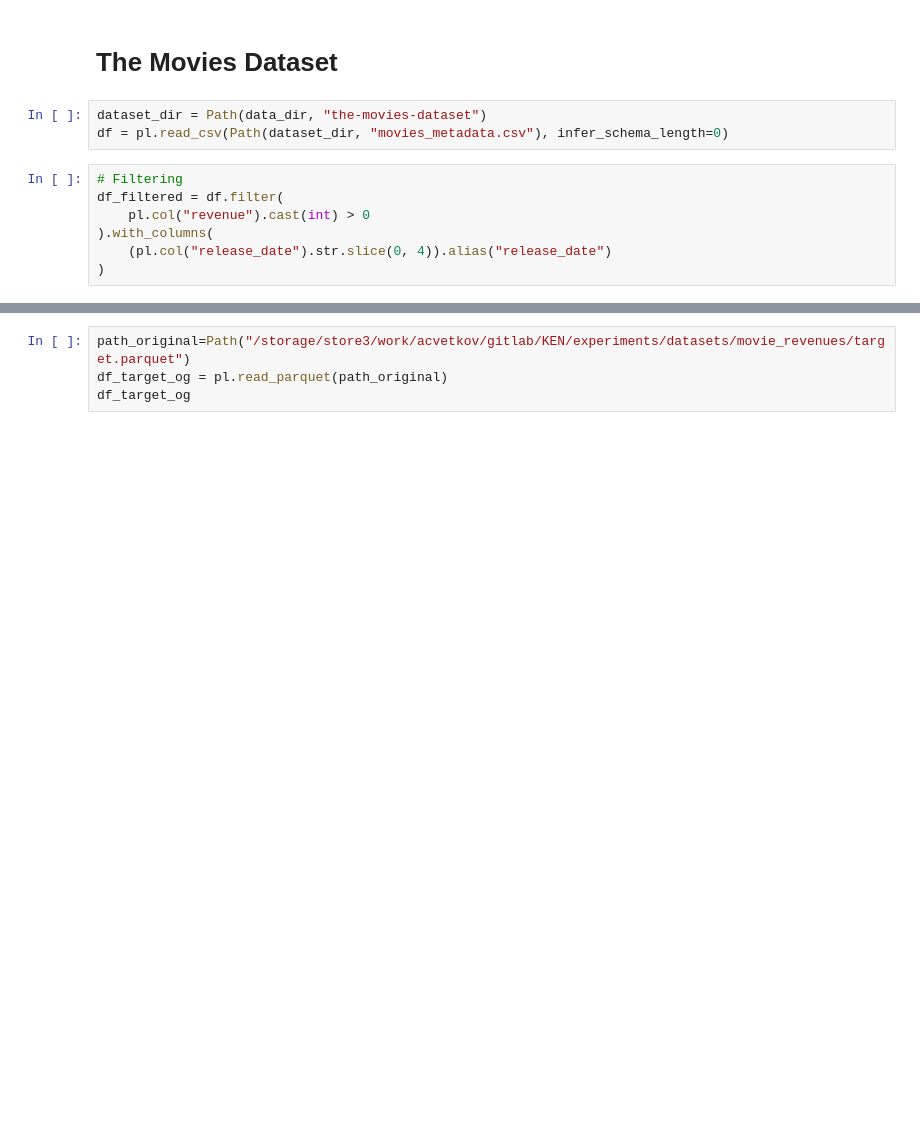
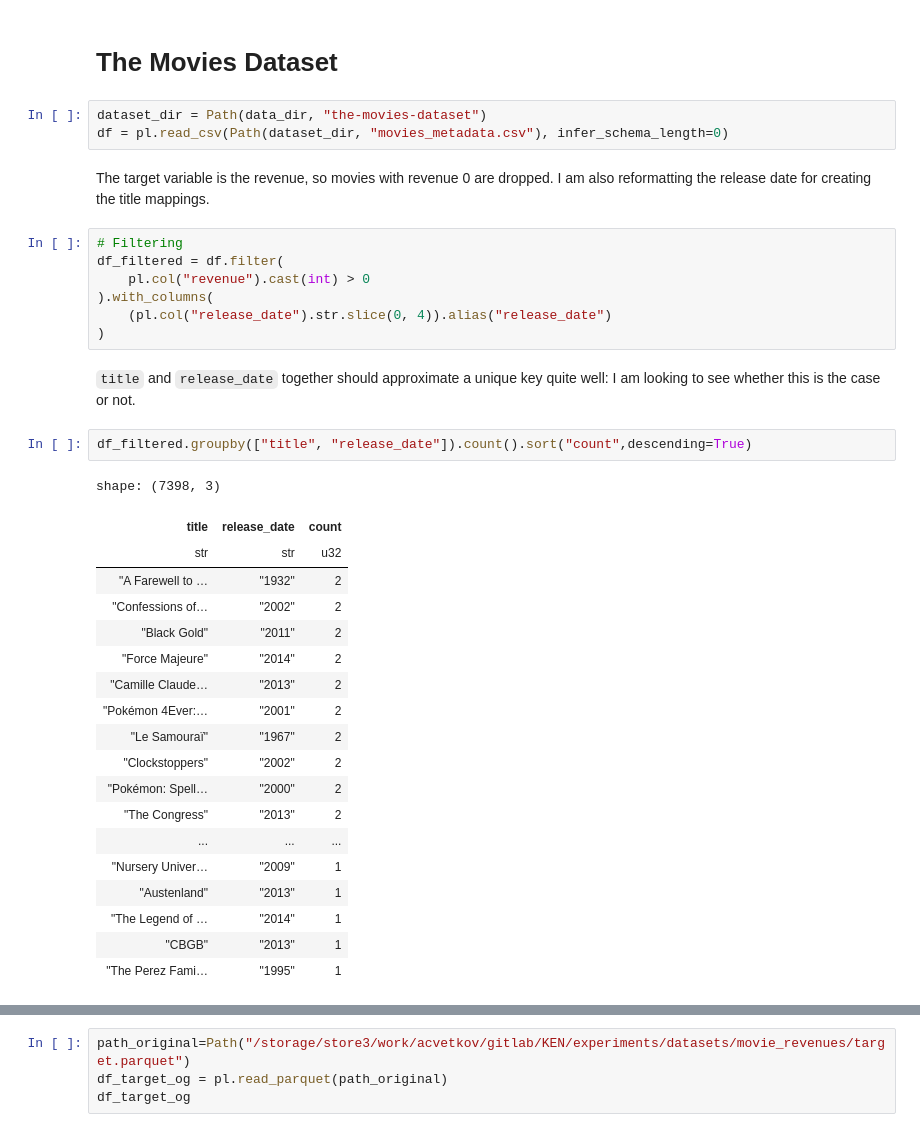
Before and after one commit to rcap107/YADL, a Jupyter notebook: notebooks/Eval KEN datasets.ipynb, the cells around one changed output, grey strips where cells are left out. Saved outputs shown, nothing was run; the diff lists cells and outputs as text; blank space fills up the shorter version.

```diff
--- a/notebooks/Eval KEN datasets.ipynb
+++ b/notebooks/Eval KEN datasets.ipynb
@@ -263,6 +281,8 @@ shape: (385, 3)
 # %%
 dataset_dir = Path(data_dir, "the-movies-dataset")
 df = pl.read_csv(Path(dataset_dir, "movies_metadata.csv"), infer_schema_length=0)
+# %% [markdown]
+The target variable is the revenue, so movies with revenue 0 are dropped. I am also reformatting the release date for creating the title mappings.
 # %%
 # Filtering
 df_filtered = df.filter(
@@ -270,6 +290,30 @@ df_filtered = df.filter(
 ).with_columns(
     (pl.col("release_date").str.slice(0, 4)).alias("release_date")
 )
+# %% [markdown]
+`title` and `release_date` together should approximate a unique key quite well: I am looking to see whether this is the case or not.
+# %%
+df_filtered.groupby(["title", "release_date"]).count().sort("count",descending=True)
+# %% [output]
+shape: (7398, 3)
+| title | release_date | count |
+| str | str | u32 |
+| "A Farewell to … | "1932" | 2 |
+| "Confessions of… | "2002" | 2 |
+| "Black Gold" | "2011" | 2 |
+| "Force Majeure" | "2014" | 2 |
+| "Camille Claude… | "2013" | 2 |
+| "Pokémon 4Ever:… | "2001" | 2 |
+| "Le Samouraï" | "1967" | 2 |
+| "Clockstoppers" | "2002" | 2 |
+| "Pokémon: Spell… | "2000" | 2 |
+| "The Congress" | "2013" | 2 |
+| ... | ... | ... |
+| "Nursery Univer… | "2009" | 1 |
+| "Austenland" | "2013" | 1 |
+| "The Legend of … | "2014" | 1 |
+| "CBGB" | "2013" | 1 |
+| "The Perez Fami… | "1995" | 1 |
 # %%
 # Prepare 3 different mappings, to try and cover as many cases as possible
 mapping_to_yago = df_filtered.select([pl.col("title"), pl.col("release_date"), pl.col("revenue")])
```
Also changed, not shown: parts of 23 cells of this notebook.
